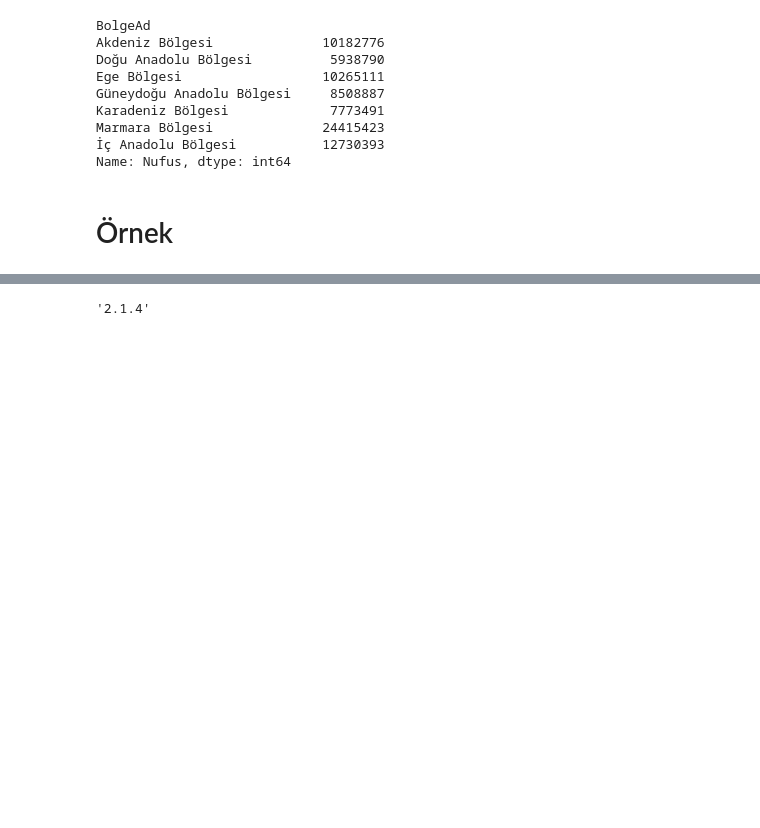
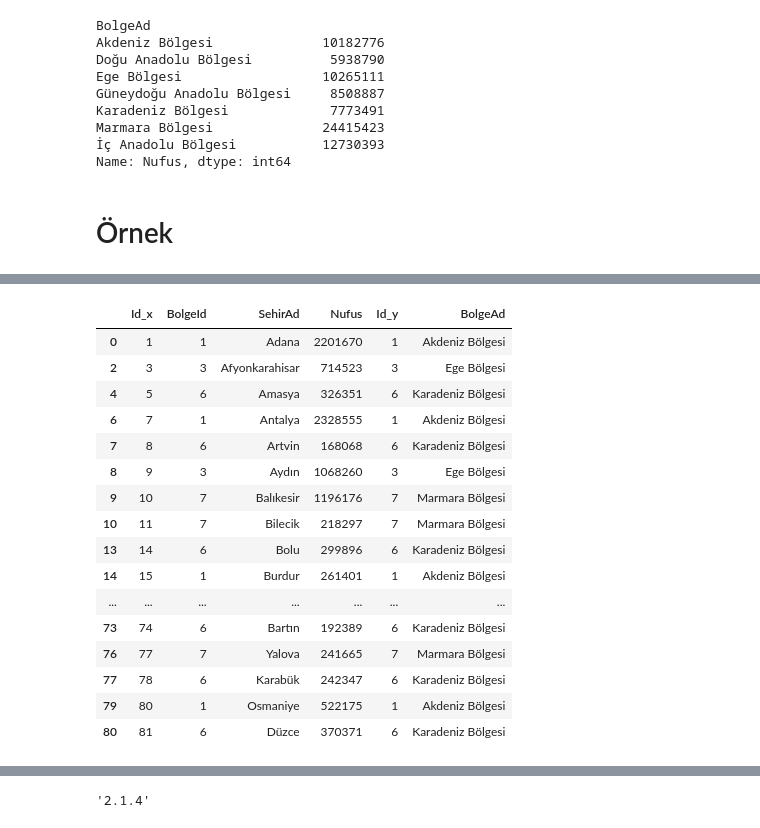
Before and after one commit to ertugrulsarsar/pythonEgitim, a Jupyter notebook: pandas_Library/pandas_Library.ipynb, the cells around one changed output, grey strips where cells are left out. Drawn from its saved outputs; the diff is of its cells as text; code cells hidden in the pictures; blank space fills up the shorter version.

```diff
--- a/pandas_Library/pandas_Library.ipynb
+++ b/pandas_Library/pandas_Library.ipynb
@@ -452,0 +476,22 @@ Name: Nufus, dtype: int64
+# %%
+import pandas as pd
+secili_bolgeler = [1,3,6,7]
+sehirler2[sehirler2["BolgeId"].isin(secili_bolgeler)]
+# %% [output]
+|  | Id_x | BolgeId | SehirAd | Nufus | Id_y | BolgeAd |
+| 0 | 1 | 1 | Adana | 2201670 | 1 | Akdeniz Bölgesi |
+| 2 | 3 | 3 | Afyonkarahisar | 714523 | 3 | Ege Bölgesi |
+| 4 | 5 | 6 | Amasya | 326351 | 6 | Karadeniz Bölgesi |
+| 6 | 7 | 1 | Antalya | 2328555 | 1 | Akdeniz Bölgesi |
+| 7 | 8 | 6 | Artvin | 168068 | 6 | Karadeniz Bölgesi |
+| 8 | 9 | 3 | Aydın | 1068260 | 3 | Ege Bölgesi |
+| 9 | 10 | 7 | Balıkesir | 1196176 | 7 | Marmara Bölgesi |
+| 10 | 11 | 7 | Bilecik | 218297 | 7 | Marmara Bölgesi |
+| 13 | 14 | 6 | Bolu | 299896 | 6 | Karadeniz Bölgesi |
+| 14 | 15 | 1 | Burdur | 261401 | 1 | Akdeniz Bölgesi |
+| ... | ... | ... | ... | ... | ... | ... |
+| 73 | 74 | 6 | Bartın | 192389 | 6 | Karadeniz Bölgesi |
+| 76 | 77 | 7 | Yalova | 241665 | 7 | Marmara Bölgesi |
+| 77 | 78 | 6 | Karabük | 242347 | 6 | Karadeniz Bölgesi |
+| 79 | 80 | 1 | Osmaniye | 522175 | 1 | Akdeniz Bölgesi |
+| 80 | 81 | 6 | Düzce | 370371 | 6 | Karadeniz Bölgesi |
```
Also changed, not shown: parts of 4 cells of this notebook, 6 other files.
